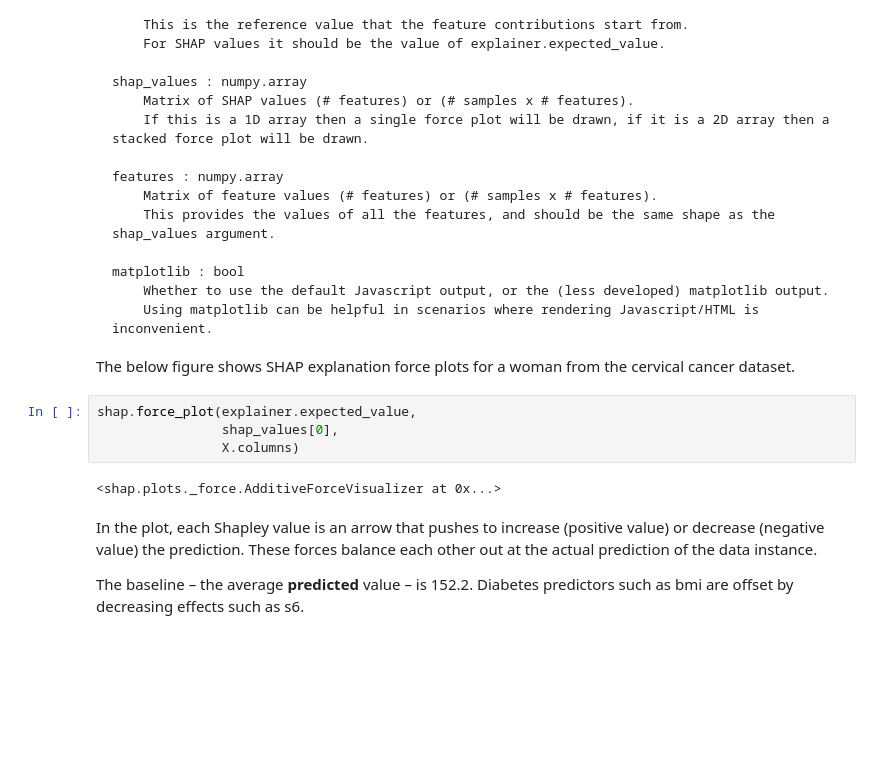
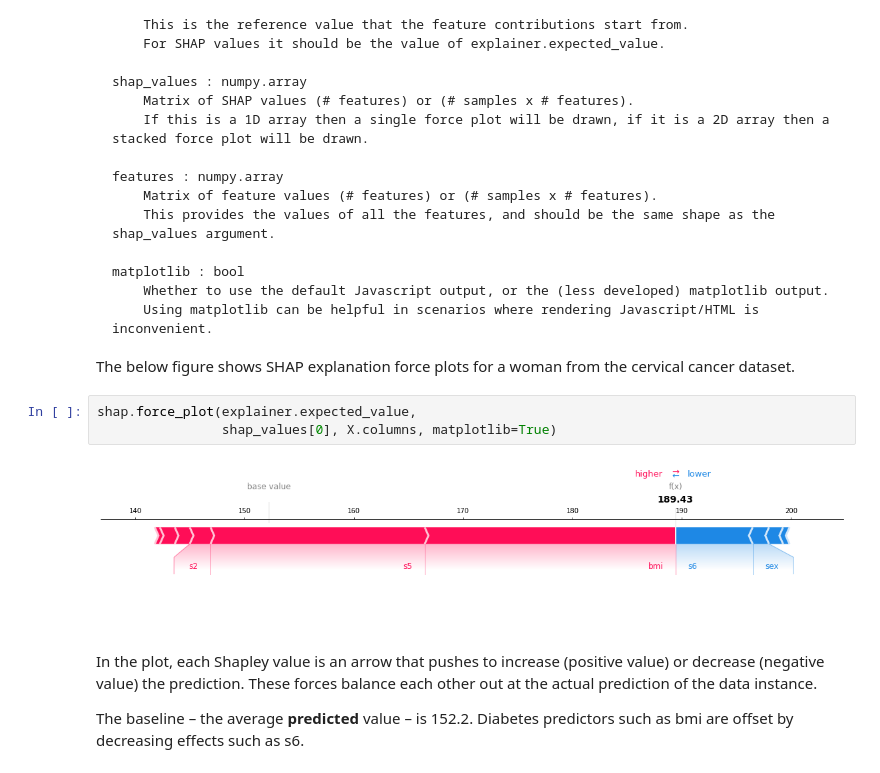
Before and after one commit to leolorenzoii/ml2_interpretability, a Jupyter notebook: notebooks/02_Interpreting_Models_using_SHAP.ipynb, the cells around one changed output. Cells and saved outputs as stored; diff of their text form; blank space fills up the shorter version.

Commit message:
Use matplotlib when plotting shap

```diff
--- a/notebooks/02_Interpreting_Models_using_SHAP.ipynb
+++ b/notebooks/02_Interpreting_Models_using_SHAP.ipynb
@@ -218,10 +213,9 @@ matplotlib : bool
 The below figure shows SHAP explanation force plots for a woman from the cervical cancer dataset.
 # %%
 shap.force_plot(explainer.expected_value,
-                shap_values[0],
-                X.columns)
+                shap_values[0], X.columns, matplotlib=True)
 # %% [output]
-<shap.plots._force.AdditiveForceVisualizer at 0x...>
+[figure, added]
 # %% [markdown]
 In the plot, each Shapley value is an arrow that pushes to increase (positive value) or decrease (negative value) the prediction. These forces balance each other out at the actual prediction of the data instance.
 
```
Also changed, not shown: parts of 9 cells of this notebook.
